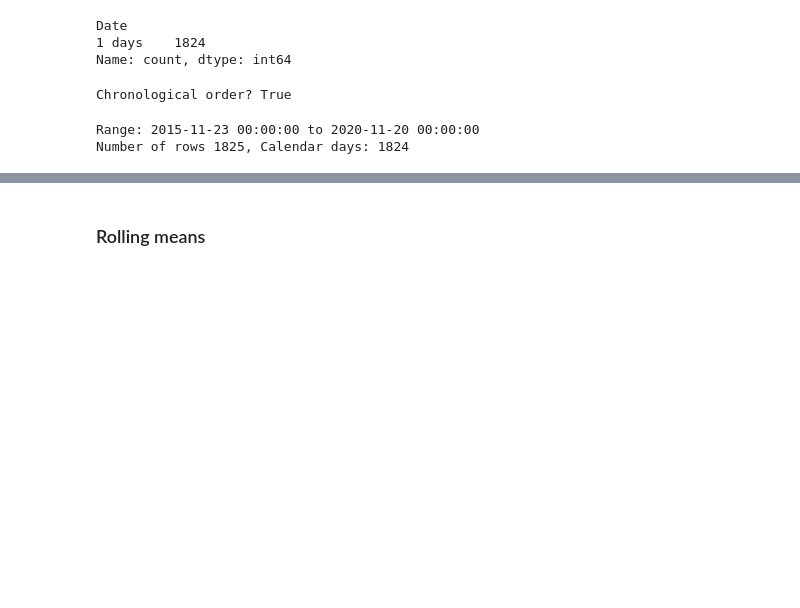
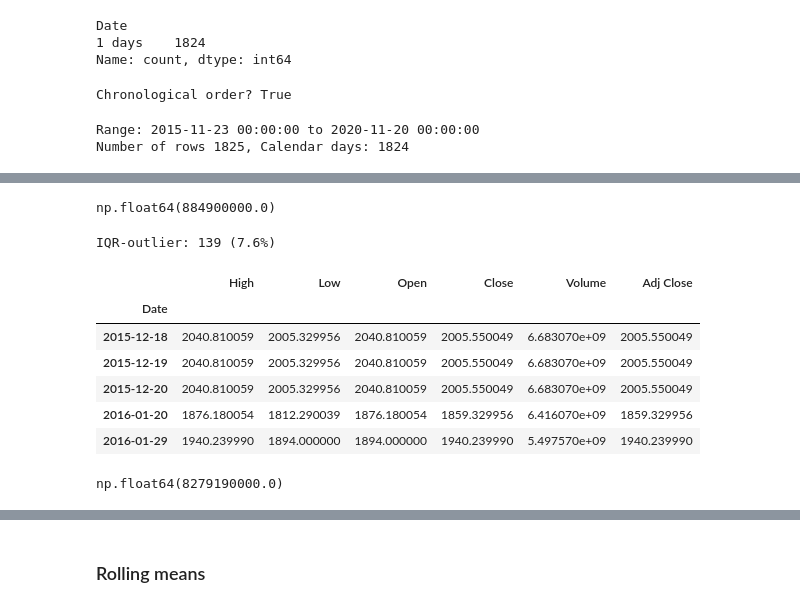
Before and after one commit to Handras18/Time-Series-Forecasting, a Jupyter notebook: 01_eda.ipynb, the cells around one changed output, grey strips where cells are left out. Saved outputs shown, nothing was run; the diff lists cells and outputs as text; code cells hidden in the pictures; blank space fills up the shorter version.

```diff
--- a/01_eda.ipynb
+++ b/01_eda.ipynb
@@ -107,0 +118,26 @@ Number of rows 1825, Calendar days: 1824
+# %%
+Q1=df['Volume'].quantile(0.25)
+Q3=df['Volume'].quantile(0.75)
+IQR=Q3-Q1
+IQR
+# %% [output]
+np.float64(884900000.0)
+# %%
+upper = Q3 + 1.5*IQR
+outliers = df[df['Volume'] > upper]
+print(f"IQR-outlier: {len(outliers)} ({len(outliers)/len(df)*100:.1f}%)")
+outliers.head()
+# %% [output]
+IQR-outlier: 139 (7.6%)
+|  | High | Low | Open | Close | Volume | Adj Close |
+| Date |  |  |  |  |  |  |
+| 2015-12-18 | 2040.810059 | 2005.329956 | 2040.810059 | 2005.550049 | 6.683070e+09 | 2005.550049 |
+| 2015-12-19 | 2040.810059 | 2005.329956 | 2040.810059 | 2005.550049 | 6.683070e+09 | 2005.550049 |
+| 2015-12-20 | 2040.810059 | 2005.329956 | 2040.810059 | 2005.550049 | 6.683070e+09 | 2005.550049 |
+| 2016-01-20 | 1876.180054 | 1812.290039 | 1876.180054 | 1859.329956 | 6.416070e+09 | 1859.329956 |
+| 2016-01-29 | 1940.239990 | 1894.000000 | 1894.000000 | 1940.239990 | 5.497570e+09 | 1940.239990 |
+# %%
+Q99=df['Volume'].quantile(0.99)
+Q99
+# %% [output]
+np.float64(8279190000.0)
```
Also changed, not shown: parts of 14 cells of this notebook.
